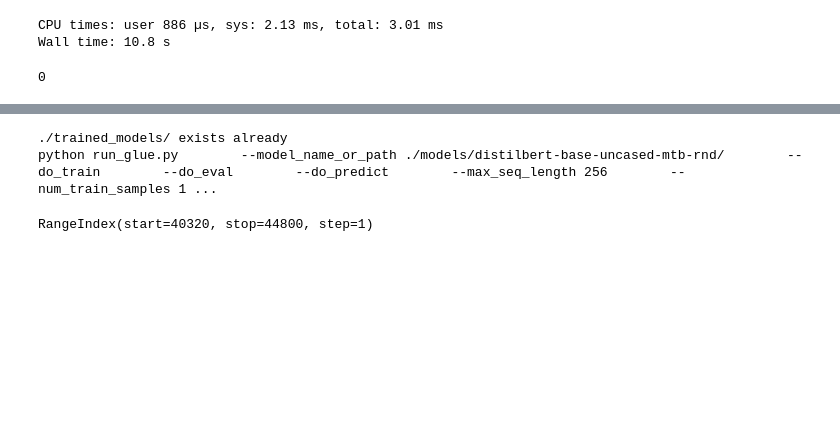
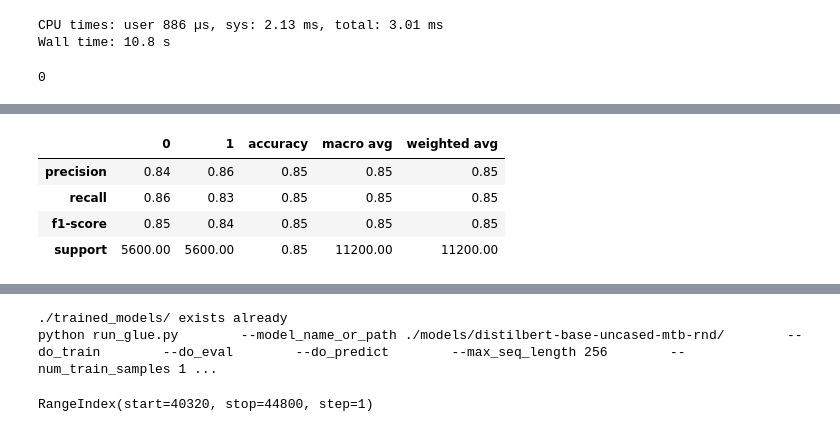
Before and after one commit to md-experiments/re-match-the-blanks, a Jupyter notebook: notebooks/Generating Data.ipynb, the cells around one changed output, grey strips where cells are left out. Drawn from its saved outputs; the diff is of its cells as text; code cells hidden in the pictures; blank space fills up the shorter version.

```diff
--- a/notebooks/Generating Data.ipynb
+++ b/notebooks/Generating Data.ipynb
@@ -115,0 +50,21 @@ round(246915368/10e5,1)
+# %%
+
+#method = 'ignore'
+
+
+
+def get_results(method = 'bracket', model_class = 'distilbert-base-uncased',
+     train_dataset = 'few_rel', eval_dataset = 'few_rel'):
+    model_path = f'./trained_models/{model_class}-mtb-rnd_{train_dataset}_{method}'
+    df_pred = pd.read_csv(f'{model_path}/test_results_None.txt',sep='\t',index_col=0)
+    df_test = pd.read_csv(f'./data/train_samples/{eval_dataset}_val_{method}_test.csv')
+    cls_rpt = classification_report(df_test.label.values,df_pred.prediction.values, output_dict=True)
+    return pd.DataFrame(cls_rpt).round(2)
+
+get_results(method = 'bracket', train_dataset = 'fel_rel', eval_dataset = 'few_rel')
+# %% [output]
+|  | 0 | 1 | accuracy | macro avg | weighted avg |
+| precision | 0.84 | 0.86 | 0.85 | 0.85 | 0.85 |
+| recall | 0.86 | 0.83 | 0.85 | 0.85 | 0.85 |
+| f1-score | 0.85 | 0.84 | 0.85 | 0.85 | 0.85 |
+| support | 5600.00 | 5600.00 | 0.85 | 11200.00 | 11200.00 |
```
Also changed, not shown: parts of 18 cells of this notebook, 2 other files.
